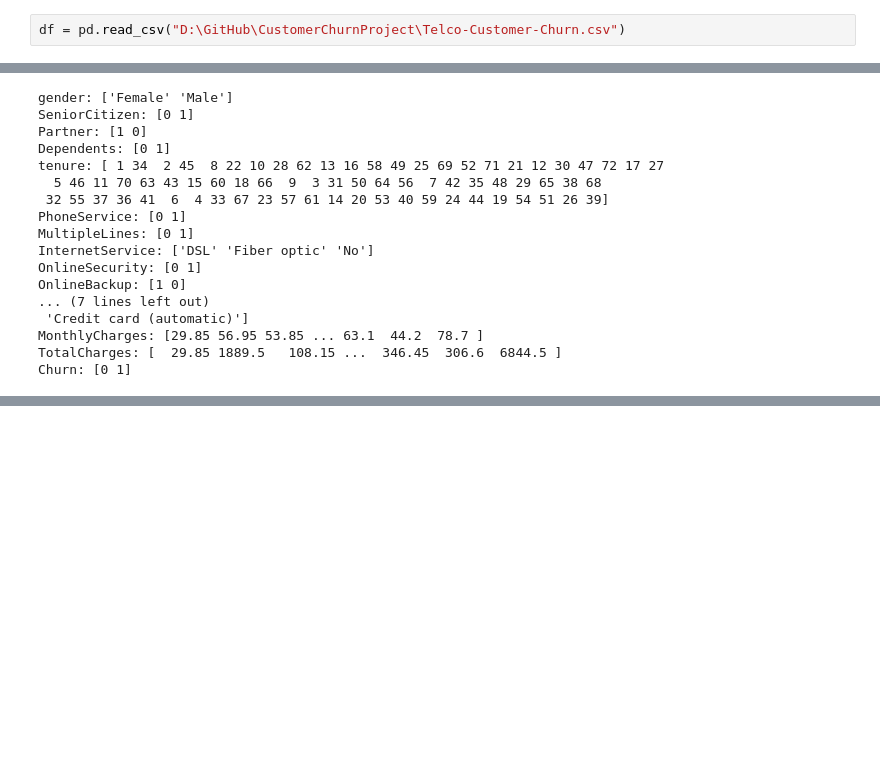
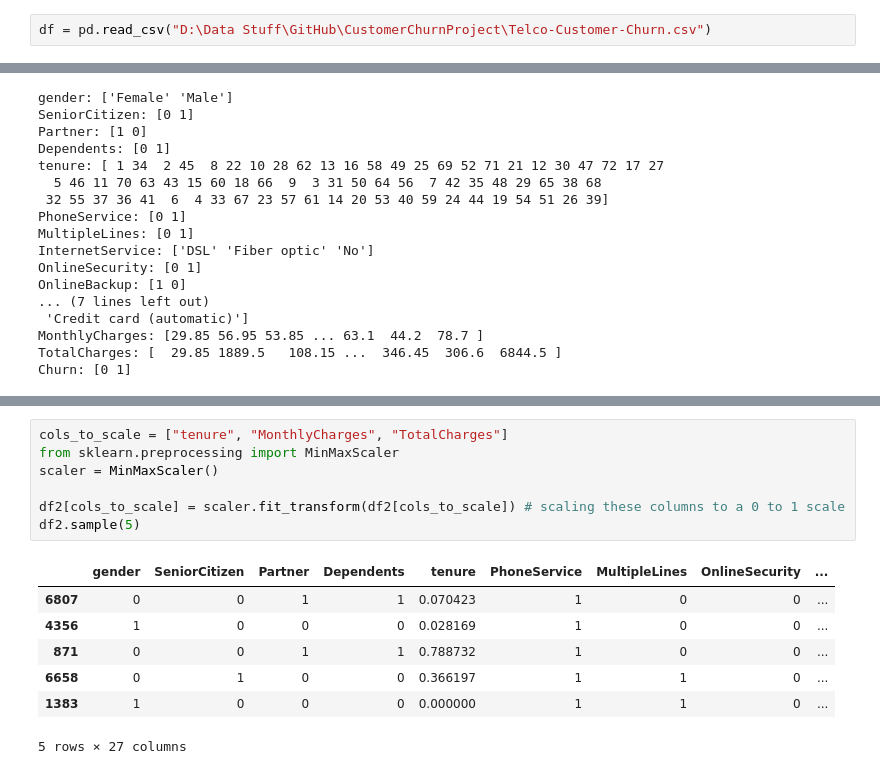
Before and after one commit to benboda/CustomerChurnProject, a Jupyter notebook: model.ipynb, the cells around one changed output, grey strips where cells are left out. Saved outputs shown, nothing was run; the diff lists cells and outputs as text; blank space fills up the shorter version.

```diff
--- a/model.ipynb
+++ b/model.ipynb
@@ -8,4 +8,4 @@ import numpy as np
 from matplotlib import pyplot as plt
 import sklearn
 # %%
-df = pd.read_csv("D:\GitHub\CustomerChurnProject\Telco-Customer-Churn.csv")
+df = pd.read_csv("D:\Data Stuff\GitHub\CustomerChurnProject\Telco-Customer-Churn.csv")
@@ -311,0 +318,15 @@ pd.get_dummies(data=df1, columns=["InternetService", "Contract", "PaymentMethod"
+# %%
+cols_to_scale = ["tenure", "MonthlyCharges", "TotalCharges"]
+from sklearn.preprocessing import MinMaxScaler
+scaler = MinMaxScaler()
+
+df2[cols_to_scale] = scaler.fit_transform(df2[cols_to_scale]) # scaling these columns to a 0 to 1 scale
+df2.sample(5)
+# %% [output]
+|  | gender | SeniorCitizen | Partner | Dependents | tenure | PhoneService | MultipleLines | OnlineSecurity | ... |
+| 6807 | 0 | 0 | 1 | 1 | 0.070423 | 1 | 0 | 0 | ... |
+| 4356 | 1 | 0 | 0 | 0 | 0.028169 | 1 | 0 | 0 | ... |
+| 871 | 0 | 0 | 1 | 1 | 0.788732 | 1 | 0 | 0 | ... |
+| 6658 | 0 | 1 | 0 | 0 | 0.366197 | 1 | 1 | 0 | ... |
+| 1383 | 1 | 0 | 0 | 0 | 0.000000 | 1 | 1 | 0 | ... |
+5 rows × 27 columns
```
Also changed, not shown: parts of 30 cells of this notebook.
